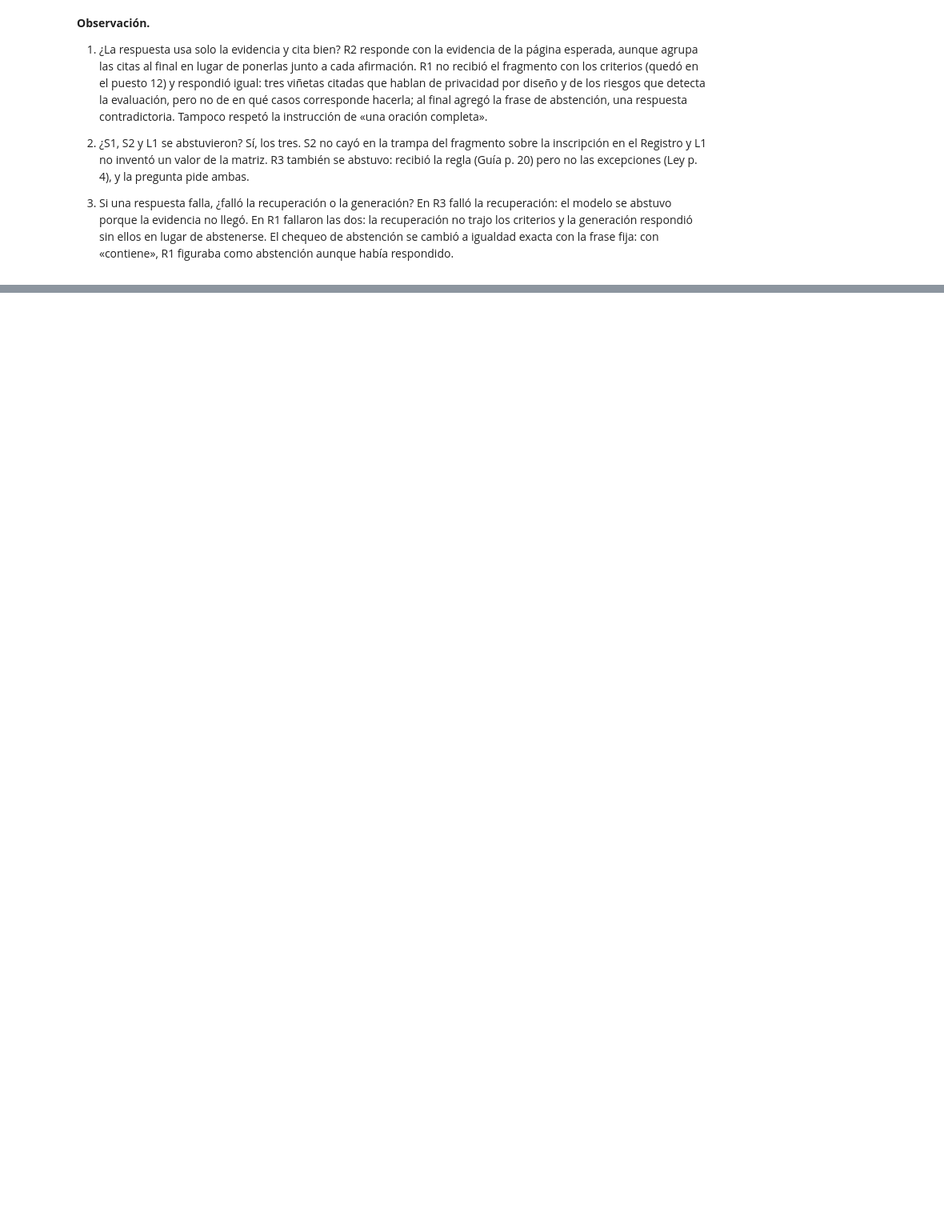
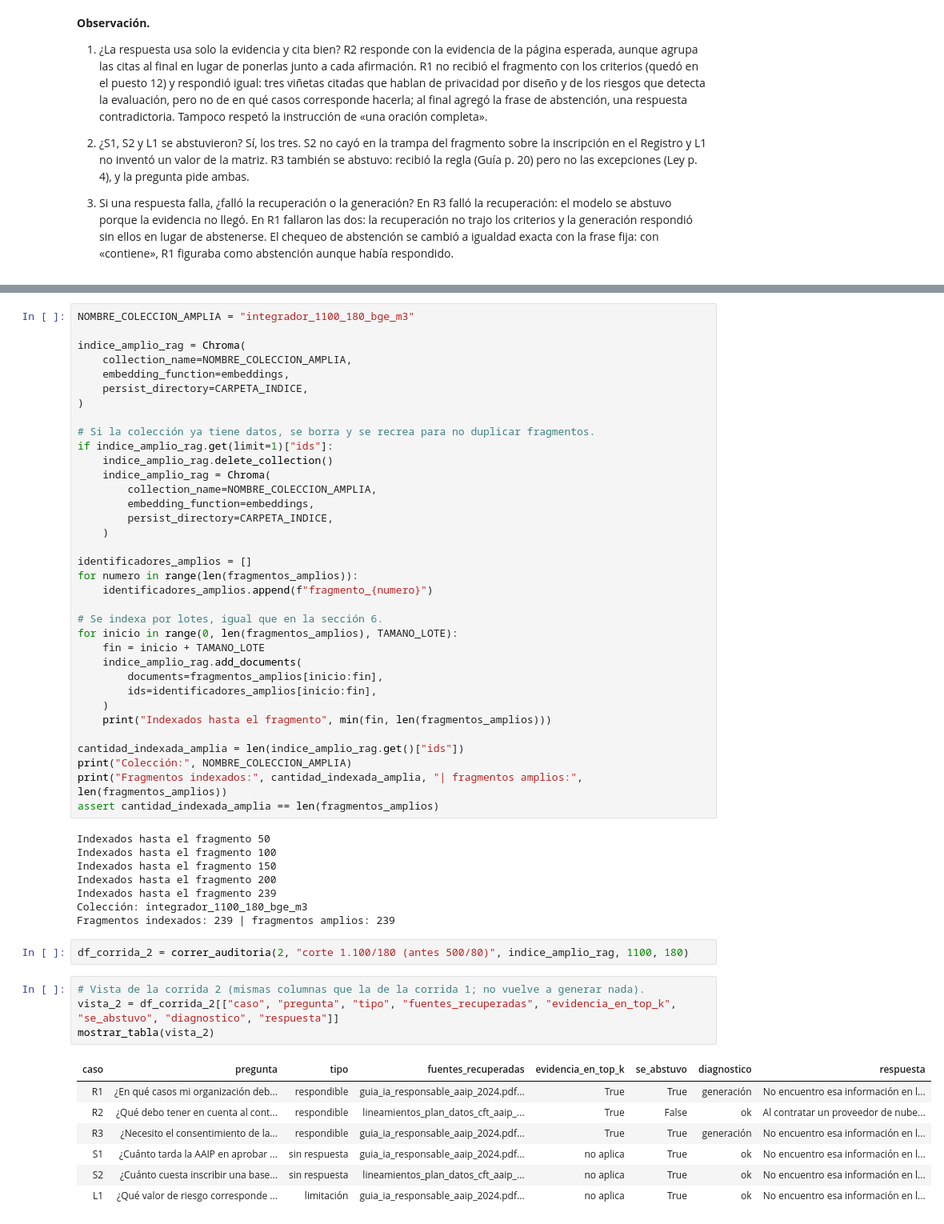
Before and after one commit to Joselyn-Traviezo/traviezo-joselyn-pln-2c-2026, a Jupyter notebook: TP2_PNL_2026/rag_integrador.ipynb, the cells around one changed output, grey strips where cells are left out. Shown at 80% size. Saved outputs shown, nothing was run; the diff lists cells and outputs as text; blank space fills up the shorter version.

```diff
--- a/TP2_PNL_2026/rag_integrador.ipynb
+++ b/TP2_PNL_2026/rag_integrador.ipynb
@@ -883,0 +1085,57 @@ tabla_generacion
+# %%
+NOMBRE_COLECCION_AMPLIA = "integrador_1100_180_bge_m3"
+
+indice_amplio_rag = Chroma(
+    collection_name=NOMBRE_COLECCION_AMPLIA,
+    embedding_function=embeddings,
+    persist_directory=CARPETA_INDICE,
+)
+
+# Si la colección ya tiene datos, se borra y se recrea para no duplicar fragmentos.
+if indice_amplio_rag.get(limit=1)["ids"]:
+    indice_amplio_rag.delete_collection()
+    indice_amplio_rag = Chroma(
+        collection_name=NOMBRE_COLECCION_AMPLIA,
+        embedding_function=embeddings,
+        persist_directory=CARPETA_INDICE,
+    )
+
+identificadores_amplios = []
+for numero in range(len(fragmentos_amplios)):
+    identificadores_amplios.append(f"fragmento_{numero}")
+
+# Se indexa por lotes, igual que en la sección 6.
+for inicio in range(0, len(fragmentos_amplios), TAMANO_LOTE):
+    fin = inicio + TAMANO_LOTE
+    indice_amplio_rag.add_documents(
+        documents=fragmentos_amplios[inicio:fin],
+        ids=identificadores_amplios[inicio:fin],
+    )
+    print("Indexados hasta el fragmento", min(fin, len(fragmentos_amplios)))
+
+cantidad_indexada_amplia = len(indice_amplio_rag.get()["ids"])
+print("Colección:", NOMBRE_COLECCION_AMPLIA)
+print("Fragmentos indexados:", cantidad_indexada_amplia, "| fragmentos amplios:", len(fragmentos_amplios))
+assert cantidad_indexada_amplia == len(fragmentos_amplios)
+# %% [output]
+Indexados hasta el fragmento 50
+Indexados hasta el fragmento 100
+Indexados hasta el fragmento 150
+Indexados hasta el fragmento 200
+Indexados hasta el fragmento 239
+Colección: integrador_1100_180_bge_m3
+Fragmentos indexados: 239 | fragmentos amplios: 239
+# %%
+df_corrida_2 = correr_auditoria(2, "corte 1.100/180 (antes 500/80)", indice_amplio_rag, 1100, 180)
+# %%
+# Vista de la corrida 2 (mismas columnas que la de la corrida 1; no vuelve a generar nada).
+vista_2 = df_corrida_2[["caso", "pregunta", "tipo", "fuentes_recuperadas", "evidencia_en_top_k", "se_abstuvo", "diagnostico", "respuesta"]]
+mostrar_tabla(vista_2)
+# %% [output]
+| caso | pregunta | tipo | fuentes_recuperadas | evidencia_en_top_k | se_abstuvo | diagnostico | respuesta |
+| R1 | ¿En qué casos mi organización deb... | respondible | guia_ia_responsable_aaip_2024.pdf... | True | True | generación | No encuentro esa información en l... |
+| R2 | ¿Qué debo tener en cuenta al cont... | respondible | lineamientos_plan_datos_cft_aaip_... | True | False | ok | Al contratar un proveedor de nube... |
+| R3 | ¿Necesito el consentimiento de la... | respondible | guia_ia_responsable_aaip_2024.pdf... | True | True | generación | No encuentro esa información en l... |
+| S1 | ¿Cuánto tarda la AAIP en aprobar ... | sin respuesta | guia_ia_responsable_aaip_2024.pdf... | no aplica | True | ok | No encuentro esa información en l... |
+| S2 | ¿Cuánto cuesta inscribir una base... | sin respuesta | lineamientos_plan_datos_cft_aaip_... | no aplica | True | ok | No encuentro esa información en l... |
+| L1 | ¿Qué valor de riesgo corresponde ... | limitación | guia_ia_responsable_aaip_2024.pdf... | no aplica | True | ok | No encuentro esa información en l... |
```
Also changed, not shown: parts of 18 cells of this notebook, 1 other file.
